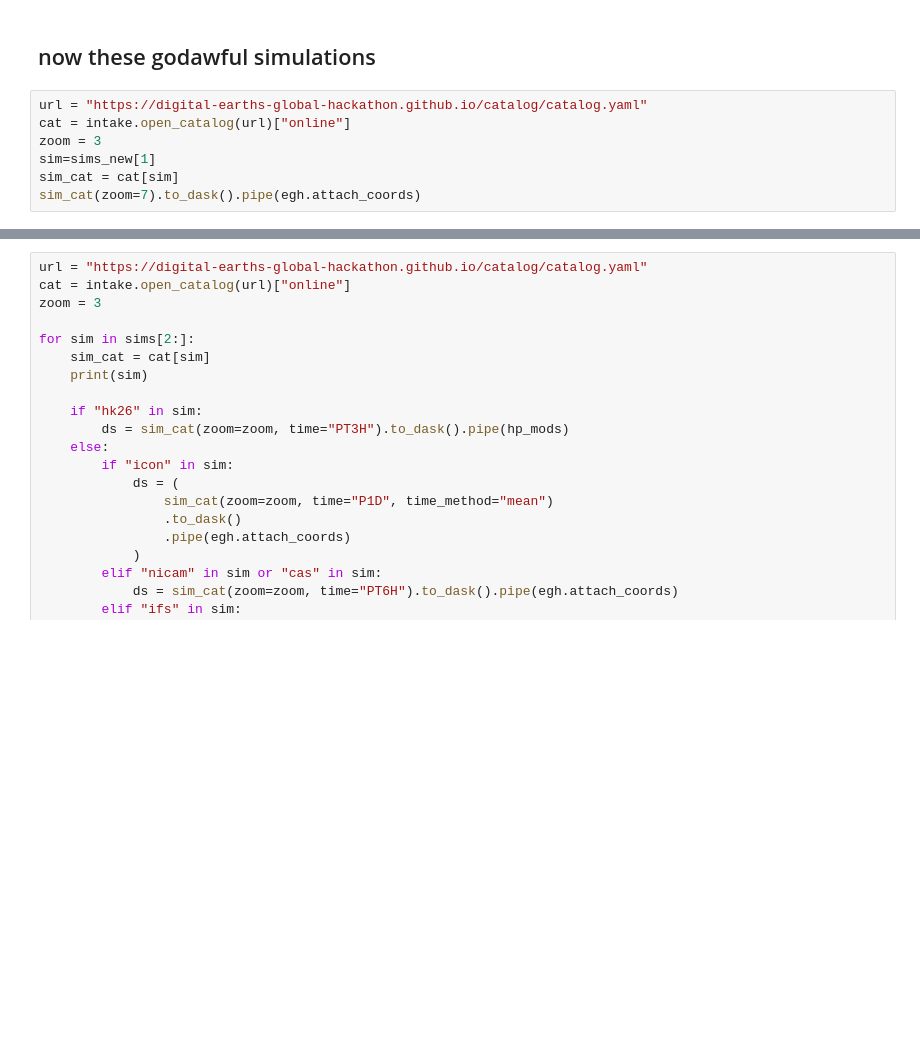
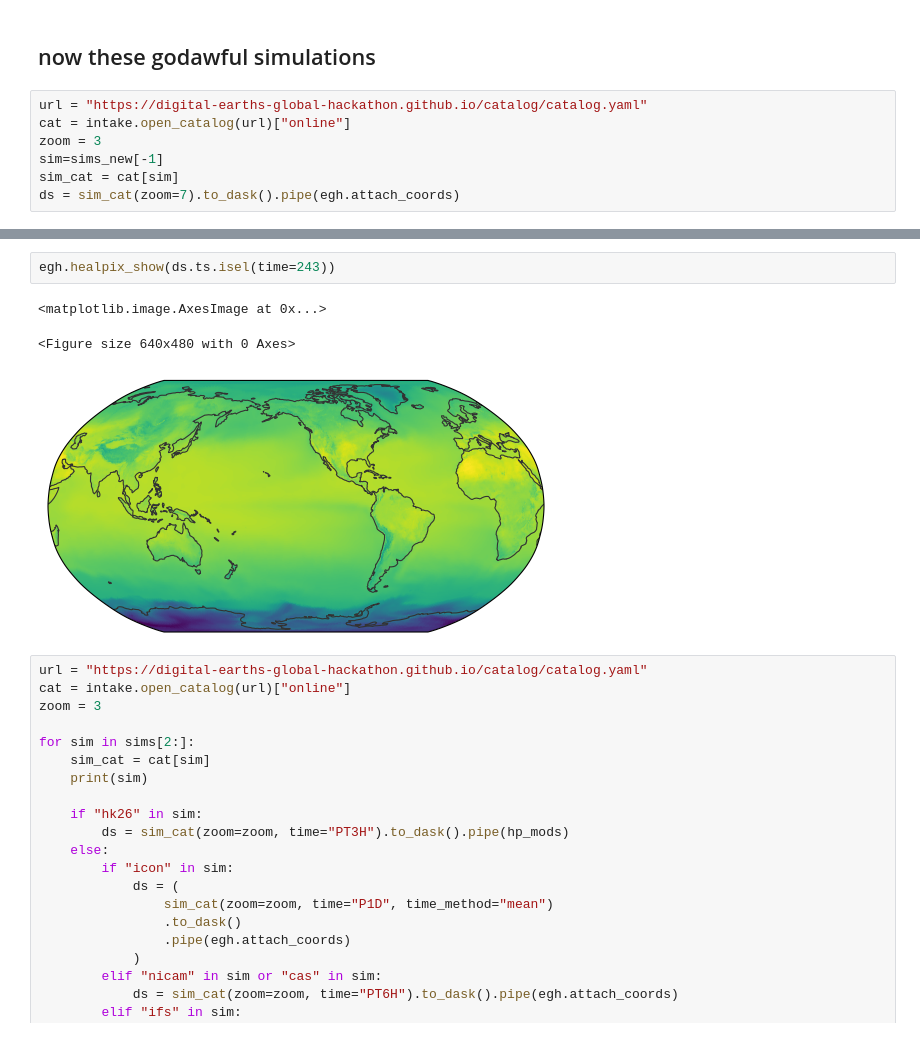
Before and after one commit to fran-morris-research/hackathon-monsoons, a Jupyter notebook: mse/mse.ipynb, the cells around one changed output, grey strips where cells are left out. Saved outputs shown, nothing was run; the diff lists cells and outputs as text; blank space fills up the shorter version.

```diff
--- a/mse/mse.ipynb
+++ b/mse/mse.ipynb
@@ -126,6 +126,6 @@ monthly_energy_flux = calc_meridional_energy_flux(vH).resample(time="1ME").mean(
 url = "https://digital-earths-global-hackathon.github.io/catalog/catalog.yaml"
 cat = intake.open_catalog(url)["online"]
 zoom = 3
-sim=sims_new[1]
+sim=sims_new[-1]
 sim_cat = cat[sim]
-sim_cat(zoom=7).to_dask().pipe(egh.attach_coords)
+ds = sim_cat(zoom=7).to_dask().pipe(egh.attach_coords)
@@ -150,3 +179,9 @@ Attributes:
+# %%
+egh.healpix_show(ds.ts.isel(time=243))
+# %% [output]
+<matplotlib.image.AxesImage at 0x...>
+<Figure size 640x480 with 0 Axes>
+[figure, added]
 # %%
 url = "https://digital-earths-global-hackathon.github.io/catalog/catalog.yaml"
 cat = intake.open_catalog(url)["online"]
```
Also changed, not shown: parts of 8 cells of this notebook, 1 other file.
